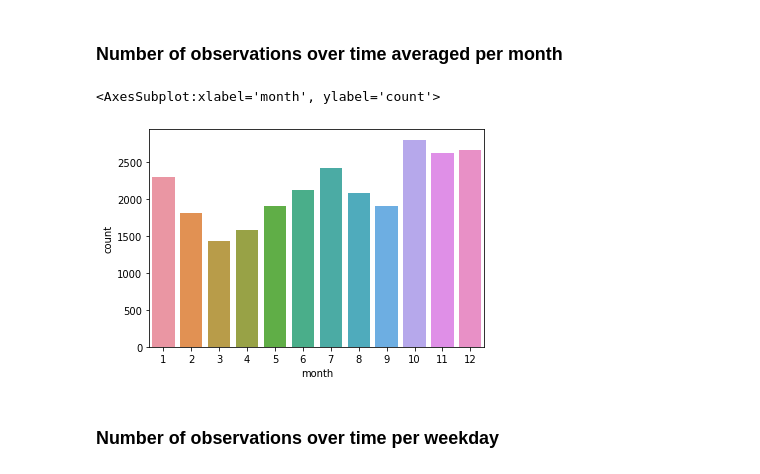
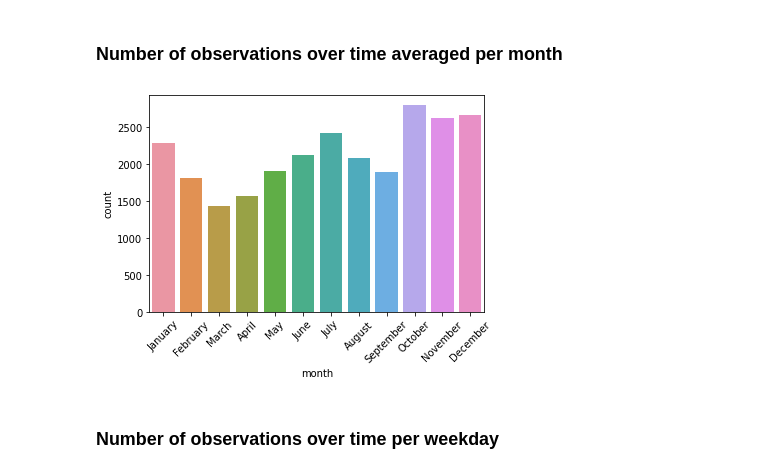
Before and after one commit to DavidSiegl/Animal-Shelter-Analysis, a Jupyter notebook: exploratory data analysis.ipynb, the cells around one changed output. Saved outputs shown, nothing was run; the diff lists cells and outputs as text; code cells hidden in the pictures.

```diff
--- a/exploratory data analysis.ipynb
+++ b/exploratory data analysis.ipynb
@@ -30,0 +26,10 @@ sns.countplot(data=data, x="month", hue="year", palette="Set1")
+# %%
+data['month'] = pd.Categorical(
+    data['month'],
+    categories=['January', 'February', 'March', 'April', 'May', 'June', 'July', 'August', 'September', 'October',
+                'November', 'December'],
+    ordered=True
+)
+data.sort_values('month')
+chart=sns.countplot(data=data, x="month", hue="year", palette="Set1")
+chart = chart.set_xticklabels(chart.get_xticklabels(), rotation=45)
@@ -31,10 +38,10 @@ sns.countplot(data=data, x="month", hue="year", palette="Set1")
 # %% [markdown]
 ### Number of observations over time averaged per month
 # %%
-sns.countplot(data=data, x="month")
+chart = sns.countplot(data=data, x="month")
+chart = chart.set_xticklabels(chart.get_xticklabels(), rotation=45)
 # %% [output]
-<AxesSubplot:xlabel='month', ylabel='count'>
-[figure, old version]
+[figure, new version]
 # %% [markdown]
 ### Number of observations over time per weekday
 # %%
```
Also changed, not shown: parts of 7 cells of this notebook, 3 other files.
